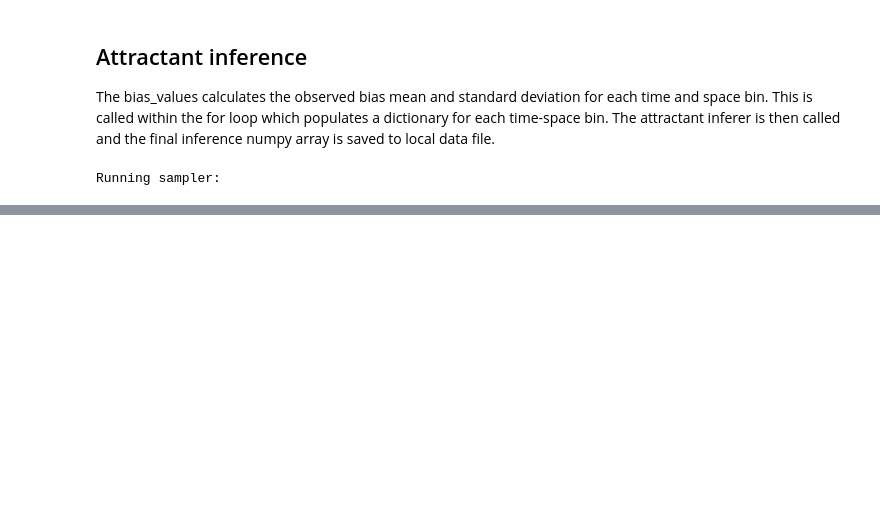
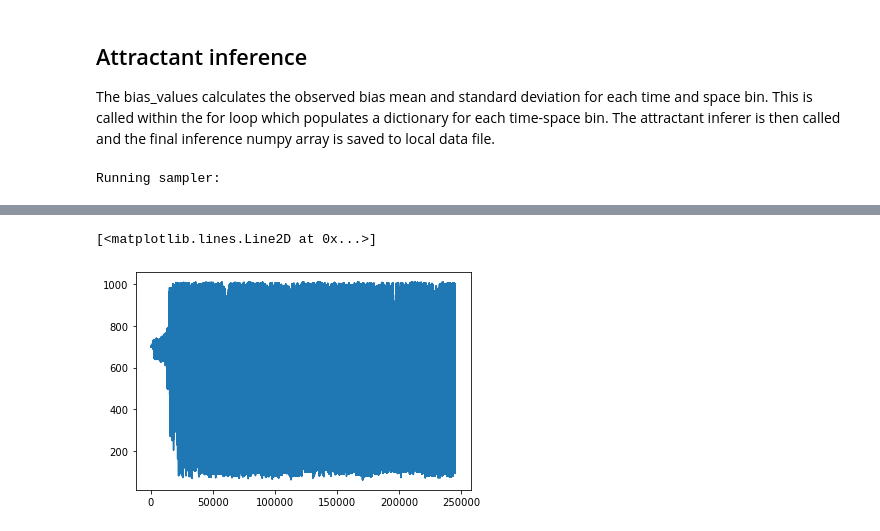
Before and after one commit to Schumacher-group/ImmuneCellMigrationAnalysis, a Jupyter notebook: Notebooks/Full inference pipeline for the Weavers data .ipynb, the cells around one changed output, grey strips where cells are left out. Cells and saved outputs as stored; diff of their text form; code cells hidden in the pictures; blank space fills up the shorter version.

```diff
--- a/Notebooks/Full inference pipeline for the Weavers data .ipynb
+++ b/Notebooks/Full inference pipeline for the Weavers data .ipynb
@@ -389,0 +375,5 @@ for j in range(7):
+# %%
+plt.plot(Att_out[:,1])
+# %% [output]
+[<matplotlib.lines.Line2D at 0x...>]
+[figure, added]
```
Also changed, not shown: parts of 16 cells of this notebook, 28 other files.
